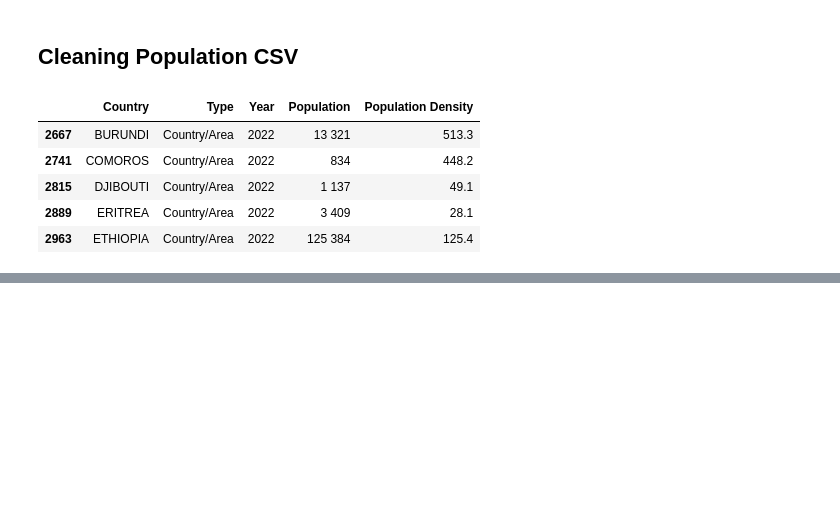
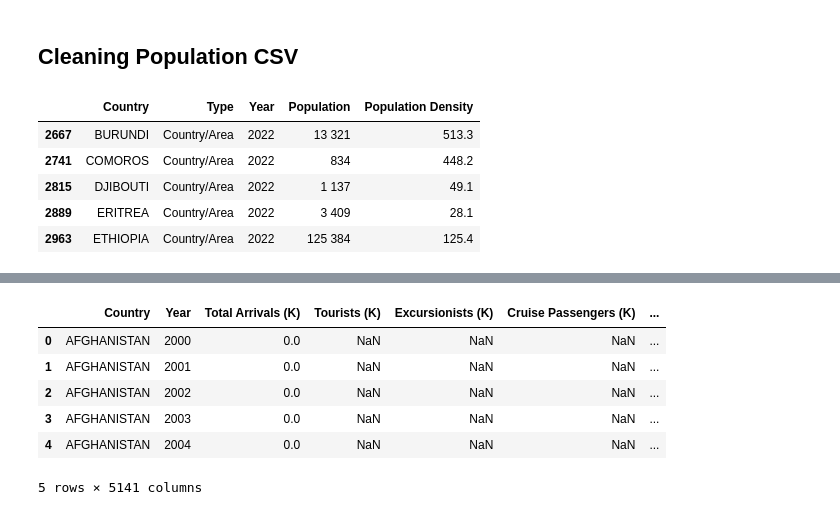
Before and after one commit to jbreuwet/tourism_capstone, a Jupyter notebook: scripts/cleaning.ipynb, the cells around one changed output, grey strips where cells are left out. Saved outputs shown, nothing was run; the diff lists cells and outputs as text; code cells hidden in the pictures; blank space fills up the shorter version.

```diff
--- a/scripts/cleaning.ipynb
+++ b/scripts/cleaning.ipynb
@@ -373,0 +388,2 @@ population_cleaned.to_csv('../data/clean/population.csv')
+# %%
+nulls = main.loc[main['Total Arrivals (K)'].isnull()]
@@ -373,0 +399,10 @@ population_cleaned.to_csv('../data/clean/population.csv')
+# %%
+nulls.head()
+# %% [output]
+|  | Country | Year | Total Arrivals (K) | Tourists (K) | Excursionists (K) | Cruise Passengers (K) | ... |
+| 0 | AFGHANISTAN | 2000 | 0.0 | NaN | NaN | NaN | ... |
+| 1 | AFGHANISTAN | 2001 | 0.0 | NaN | NaN | NaN | ... |
+| 2 | AFGHANISTAN | 2002 | 0.0 | NaN | NaN | NaN | ... |
+| 3 | AFGHANISTAN | 2003 | 0.0 | NaN | NaN | NaN | ... |
+| 4 | AFGHANISTAN | 2004 | 0.0 | NaN | NaN | NaN | ... |
+5 rows × 5141 columns
```
Also changed, not shown: parts of 9 cells of this notebook, 12 other files.
